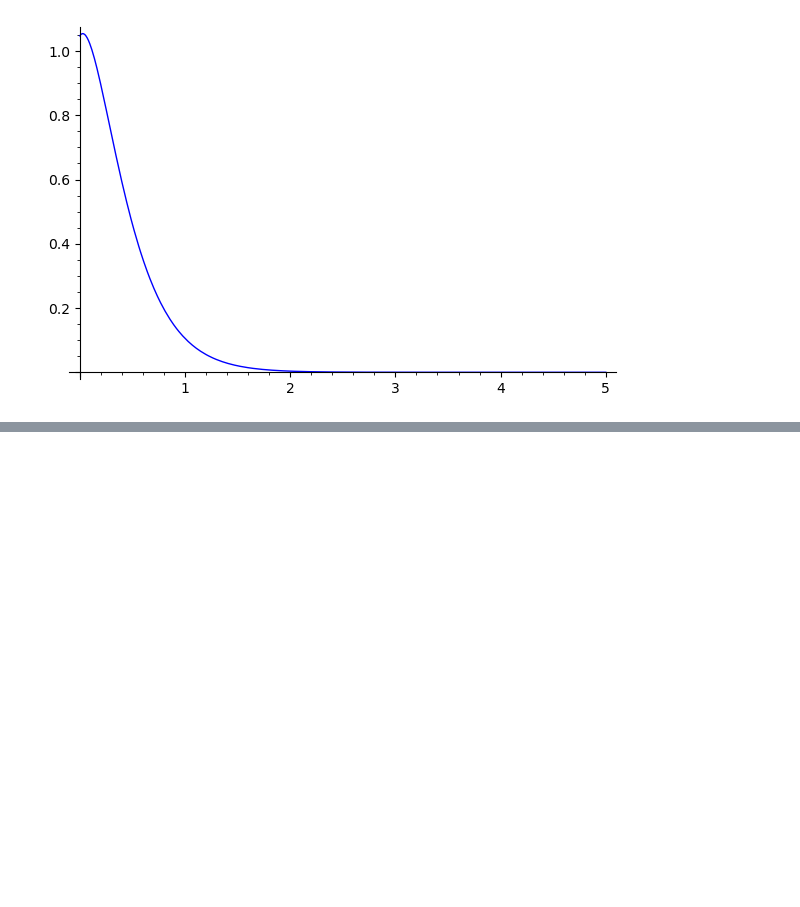
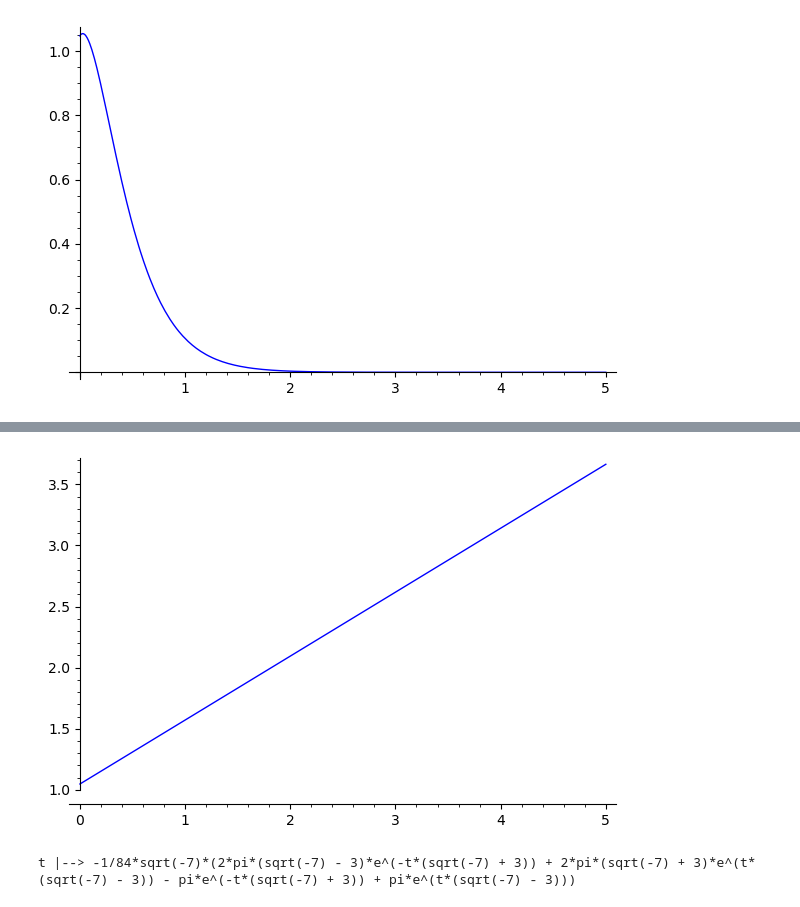
Before and after one commit to lboudi/Sabdbox, a Jupyter notebook: pendule_pohl.ipynb, the cells around one changed output, grey strips where cells are left out. Drawn from its saved outputs; the diff is of its cells as text; code cells hidden in the pictures; blank space fills up the shorter version.

```diff
--- a/pendule_pohl.ipynb
+++ b/pendule_pohl.ipynb
@@ -182,0 +216,24 @@ plot(Regime_critique,t,0,5)
+# %%
+a = var('a')
+b = var('b')
+c = var('c')
+t = var('t')
+u = var('u')
+delta = var('delta')
+alpha = var('alpha')
+beta = var('beta')
+y_0 = var('y_0')
+v_0 = var('v_0')
+
+omega_0 = var('omega_0')
+Lambda = var('Lambda')
+omega = var('omega')
+phi = var('phi')
+
+b = 2*Lambda
+c = omega_0**2
+
+delta = b**2 - 4*a*c
+alpha = (-b - sqrt(delta))/(2*a)
+beta = (-b + sqrt(delta))/(2*a)
+f(t) = 0
@@ -182,0 +245,8 @@ plot(Regime_critique,t,0,5)
+# %%
+plot(Cas_allume_func,t,0.001,5)
+# %% [output]
+[figure, added]
+# %%
+Cas_allume_func
+# %% [output]
+t |--> -1/84*sqrt(-7)*(2*pi*(sqrt(-7) - 3)*e^(-t*(sqrt(-7) + 3)) + 2*pi*(sqrt(-7) + 3)*e^(t*(sqrt(-7) - 3)) - pi*e^(-t*(sqrt(-7) + 3)) + pi*e^(t*(sqrt(-7) - 3)))
```
Also changed, not shown: parts of 6 cells of this notebook.
